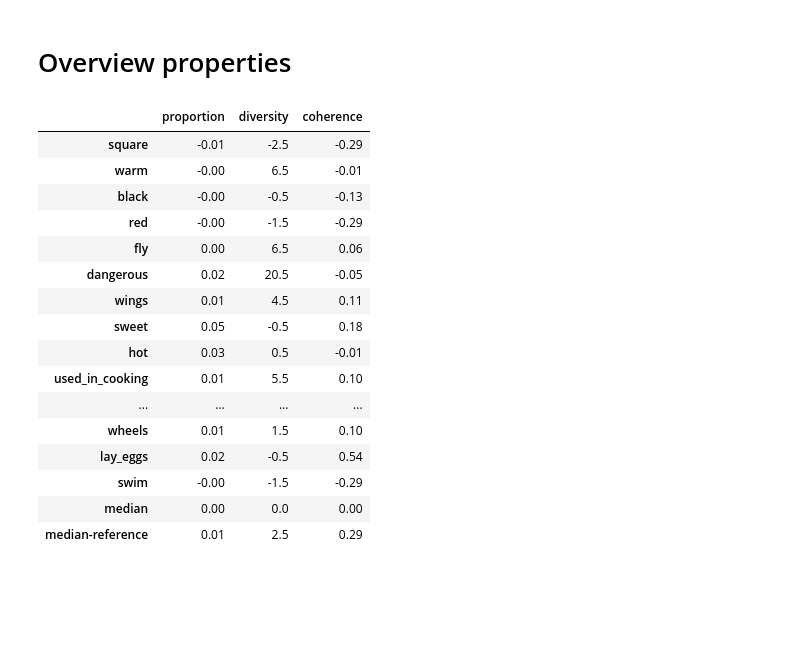
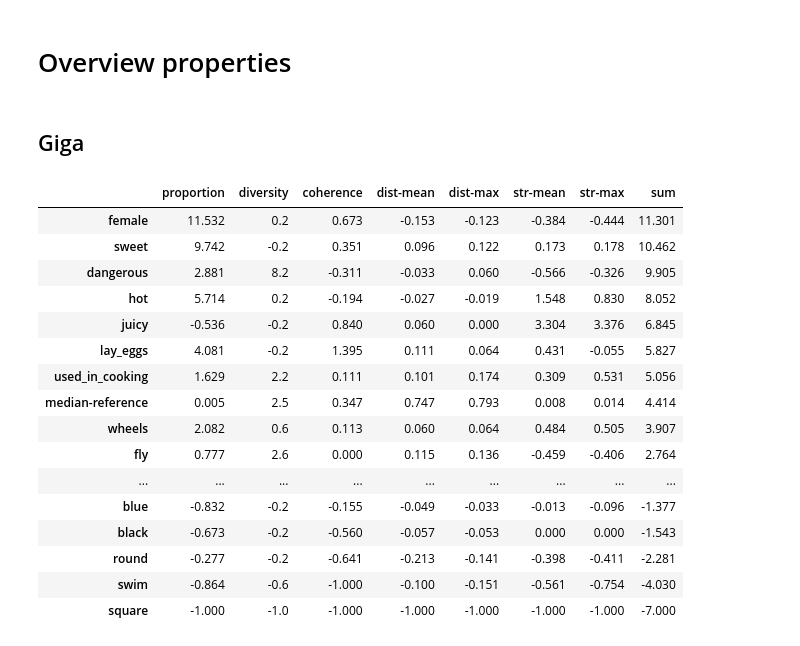
Before and after one commit to PiaSommerauer/corpus_diagnostics, a Jupyter notebook: scripts/Evidence_analysis.ipynb, the cells around one changed output. Cells and saved outputs as stored; diff of their text form; code cells hidden in the pictures; blank space fills up the shorter version.

```diff
--- a/scripts/Evidence_analysis.ipynb
+++ b/scripts/Evidence_analysis.ipynb
@@ -13,43 +37,34 @@ pd.set_option('display.max_rows', None)
 #'../analysis/wiki_full/annotation-tfidf-top_3_3-raw-10000-categories/square/annotation-updated-done.csv
 # %% [markdown]
 # Overview properties
-# %%
-def get_overview(metrics, level, model_name, evidence_type):
-    path_dir = f'../analysis/{model_name}/{level}'
-    overview_dict = defaultdict(dict)
-    for metric in metrics:
-        path = f'{path_dir}/{metric}.csv'
-        with open(path) as infile:
-            data = list(csv.DictReader(infile))
-        for d in data:
-            prop = d['']
-            sc = d[evidence_type]
-            overview_dict[prop][metric] = float(sc)
-    df = pd.DataFrame(overview_dict)
-    return df.T
-
-
-metrics = ['proportion', 'diversity', 'coherence']
-level = 'properties'
-evidence_type = 'prop-specific'
-model_name = 'giga_full_updated'
-df = get_overview(metrics, level, model_name, evidence_type)
-df.round(2)
-# %% [output]
-|  | proportion | diversity | coherence |
-| square | -0.01 | -2.5 | -0.29 |
-| warm | -0.00 | 6.5 | -0.01 |
-| black | -0.00 | -0.5 | -0.13 |
-| red | -0.00 | -1.5 | -0.29 |
-| fly | 0.00 | 6.5 | 0.06 |
-| dangerous | 0.02 | 20.5 | -0.05 |
-| wings | 0.01 | 4.5 | 0.11 |
-| sweet | 0.05 | -0.5 | 0.18 |
-| hot | 0.03 | 0.5 | -0.01 |
-| used_in_cooking | 0.01 | 5.5 | 0.10 |
-| ... | ... | ... | ... |
-| wheels | 0.01 | 1.5 | 0.10 |
-| lay_eggs | 0.02 | -0.5 | 0.54 |
-| swim | -0.00 | -1.5 | -0.29 |
-| median | 0.00 | 0.0 | 0.00 |
-| median-reference | 0.01 | 2.5 | 0.29 |
+# %% [markdown]
+## Giga
+# %%
+metrics = ['proportion', 'diversity', 'coherence',
+           'dist-mean', 'dist-max',
+           'str-mean', 'str-max']
+level = 'properties'
+evidence_type = 'prop-specific'
+model_name = 'giga_full_updated'
+df = get_overview(metrics, level, model_name, evidence_type)
+df = utils.raw_to_distance(df, score_names = metrics, reference_name = 'median', percent = True)
+df['sum'] = df.sum(axis=1)
+df.sort_values('sum', ascending=False).round(3)
+# %% [output]
+|  | proportion | diversity | coherence | dist-mean | dist-max | str-mean | str-max | sum |
+| female | 11.532 | 0.2 | 0.673 | -0.153 | -0.123 | -0.384 | -0.444 | 11.301 |
+| sweet | 9.742 | -0.2 | 0.351 | 0.096 | 0.122 | 0.173 | 0.178 | 10.462 |
+| dangerous | 2.881 | 8.2 | -0.311 | -0.033 | 0.060 | -0.566 | -0.326 | 9.905 |
+| hot | 5.714 | 0.2 | -0.194 | -0.027 | -0.019 | 1.548 | 0.830 | 8.052 |
+| juicy | -0.536 | -0.2 | 0.840 | 0.060 | 0.000 | 3.304 | 3.376 | 6.845 |
+| lay_eggs | 4.081 | -0.2 | 1.395 | 0.111 | 0.064 | 0.431 | -0.055 | 5.827 |
+| used_in_cooking | 1.629 | 2.2 | 0.111 | 0.101 | 0.174 | 0.309 | 0.531 | 5.056 |
+| median-reference | 0.005 | 2.5 | 0.347 | 0.747 | 0.793 | 0.008 | 0.014 | 4.414 |
+| wheels | 2.082 | 0.6 | 0.113 | 0.060 | 0.064 | 0.484 | 0.505 | 3.907 |
+| fly | 0.777 | 2.6 | 0.000 | 0.115 | 0.136 | -0.459 | -0.406 | 2.764 |
+| ... | ... | ... | ... | ... | ... | ... | ... | ... |
+| blue | -0.832 | -0.2 | -0.155 | -0.049 | -0.033 | -0.013 | -0.096 | -1.377 |
+| black | -0.673 | -0.2 | -0.560 | -0.057 | -0.053 | 0.000 | 0.000 | -1.543 |
+| round | -0.277 | -0.2 | -0.641 | -0.213 | -0.141 | -0.398 | -0.411 | -2.281 |
+| swim | -0.864 | -0.6 | -1.000 | -0.100 | -0.151 | -0.561 | -0.754 | -4.030 |
+| square | -1.000 | -1.0 | -1.000 | -1.000 | -1.000 | -1.000 | -1.000 | -7.000 |
```
Also changed, not shown: parts of 9 cells of this notebook, 8 other files.
